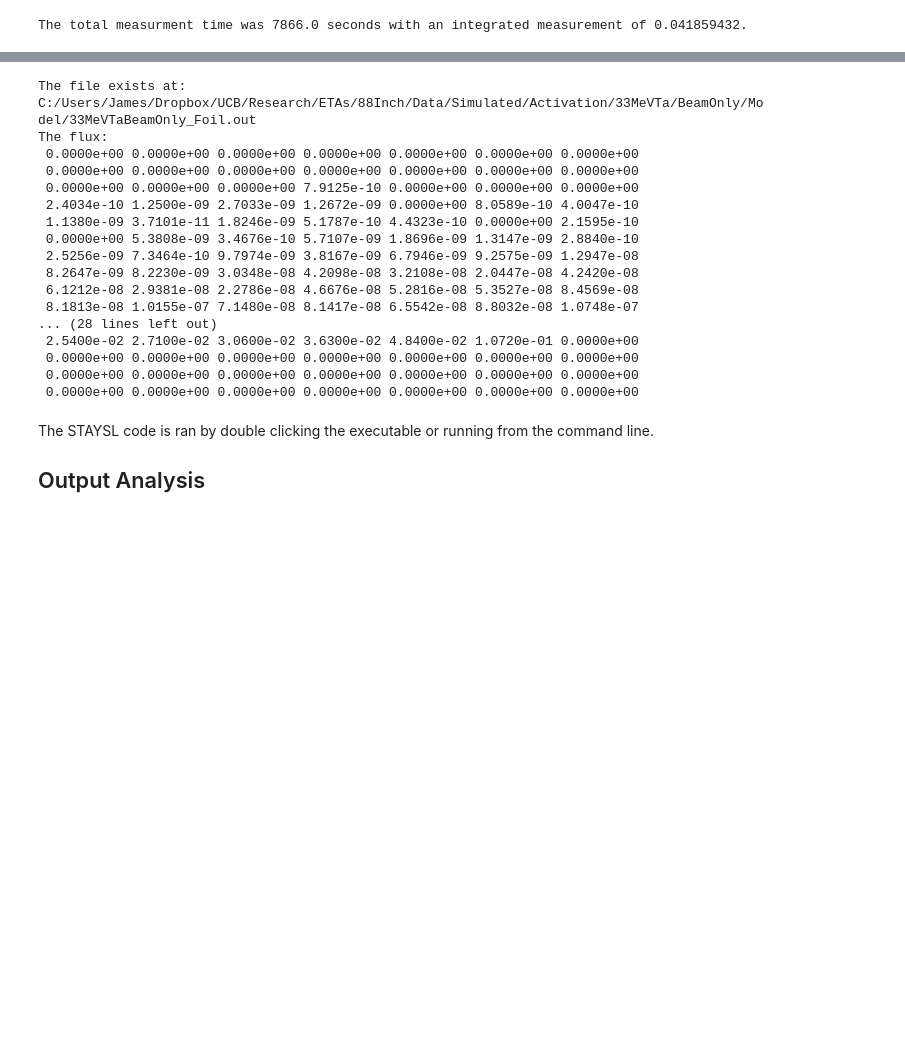
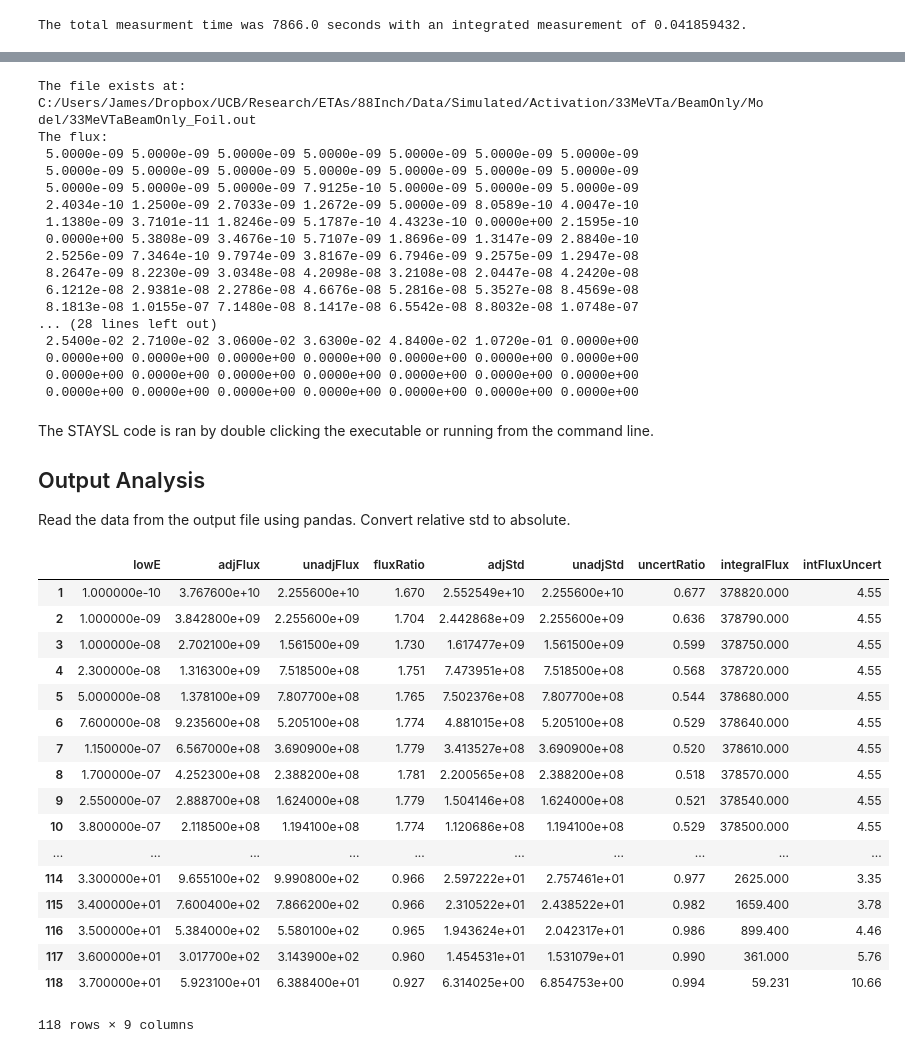
Before and after one commit to 2lambda123/88_Data, a Jupyter notebook: Experiments/Activation/33MeVTa_25Apr/Unfold/CleanBeam/STAYSL_CleanBeam_Input-&-Analysis.ipynb, the cells around one changed output, grey strips where cells are left out. Cells and saved outputs as stored; diff of their text form; code cells hidden in the pictures; blank space fills up the shorter version.

```diff
--- a/Experiments/Activation/33MeVTa_25Apr/Unfold/CleanBeam/STAYSL_CleanBeam_Input-&-Analysis.ipynb
+++ b/Experiments/Activation/33MeVTa_25Apr/Unfold/CleanBeam/STAYSL_CleanBeam_Input-&-Analysis.ipynb
@@ -61,19 +62,19 @@ from GeneralNuclear.MCNP import read_tally
 from Unfolding.STAYSL import stayslFlux
 
 simPath = 'C:/Users/James/Dropbox/UCB/Research/ETAs/88Inch/Data/Simulated/Activation/33MeVTa/BeamOnly/Model/33MeVTaBeamOnly_Foil.out'
-checkPath(simPath)
+check_path(simPath)
 
 (tallyFrame,tallyTot, ucertTot) = read_tally(simPath, 214, readGroups=True, splitTally=False)
 tallyFrame = tallyFrame.drop(tallyFrame.index[0])
 
-stayslFlux(tallyFrame)
+stayslFlux(tallyFrame, maxBinAdjust=30, adjFlux=5E-9, adjUncert=1.0)
 # %% [output]
 The file exists at: C:/Users/James/Dropbox/UCB/Research/ETAs/88Inch/Data/Simulated/Activation/33MeVTa/BeamOnly/Model/33MeVTaBeamOnly_Foil.out
 The flux:
- 0.0000e+00 0.0000e+00 0.0000e+00 0.0000e+00 0.0000e+00 0.0000e+00 0.0000e+00
- 0.0000e+00 0.0000e+00 0.0000e+00 0.0000e+00 0.0000e+00 0.0000e+00 0.0000e+00
- 0.0000e+00 0.0000e+00 0.0000e+00 7.9125e-10 0.0000e+00 0.0000e+00 0.0000e+00
- 2.4034e-10 1.2500e-09 2.7033e-09 1.2672e-09 0.0000e+00 8.0589e-10 4.0047e-10
+ 5.0000e-09 5.0000e-09 5.0000e-09 5.0000e-09 5.0000e-09 5.0000e-09 5.0000e-09
+ 5.0000e-09 5.0000e-09 5.0000e-09 5.0000e-09 5.0000e-09 5.0000e-09 5.0000e-09
+ 5.0000e-09 5.0000e-09 5.0000e-09 7.9125e-10 5.0000e-09 5.0000e-09 5.0000e-09
+ 2.4034e-10 1.2500e-09 2.7033e-09 1.2672e-09 5.0000e-09 8.0589e-10 4.0047e-10
  1.1380e-09 3.7101e-11 1.8246e-09 5.1787e-10 4.4323e-10 0.0000e+00 2.1595e-10
  0.0000e+00 5.3808e-09 3.4676e-10 5.7107e-09 1.8696e-09 1.3147e-09 2.8840e-10
  2.5256e-09 7.3464e-10 9.7974e-09 3.8167e-09 6.7946e-09 9.2575e-09 1.2947e-08
@@ -89,3 +90,37 @@ The flux:
 The STAYSL code is ran by double clicking the executable or running from the command line.
 
 ## Output Analysis
+
+Read the data from the output file using pandas. Convert relative std to absolute.
+# %%
+import pandas as pd
+
+path = 'C:/Users/James/Dropbox/UCB/Research/ETAs/88Inch/Data/Experiments/Activation/33MeVTa_25Apr/Unfold/CleanBeam/STAYSL_PNNL/stayslin.out'
+df = pd.read_table(path, engine='python', sep='\s+', skiprows=99, skipfooter=649, header=None,
+                   names=['lowE', 'adjFlux', 'unadjFlux', 'fluxRatio', 'adjStd',
+                          'unadjStd', 'uncertRatio', 'integralFlux', 'intFluxUncert'])
+
+df.apply(pd.to_numeric)
+df['adjStd'] = df['adjStd'] * df['adjFlux'] / 100
+df['unadjStd'] = df['unadjStd'] * df['unadjFlux'] / 100
+
+df
+# %% [output]
+|  | lowE | adjFlux | unadjFlux | fluxRatio | adjStd | unadjStd | uncertRatio | integralFlux | intFluxUncert |
+| 1 | 1.000000e-10 | 3.767600e+10 | 2.255600e+10 | 1.670 | 2.552549e+10 | 2.255600e+10 | 0.677 | 378820.000 | 4.55 |
+| 2 | 1.000000e-09 | 3.842800e+09 | 2.255600e+09 | 1.704 | 2.442868e+09 | 2.255600e+09 | 0.636 | 378790.000 | 4.55 |
+| 3 | 1.000000e-08 | 2.702100e+09 | 1.561500e+09 | 1.730 | 1.617477e+09 | 1.561500e+09 | 0.599 | 378750.000 | 4.55 |
+| 4 | 2.300000e-08 | 1.316300e+09 | 7.518500e+08 | 1.751 | 7.473951e+08 | 7.518500e+08 | 0.568 | 378720.000 | 4.55 |
+| 5 | 5.000000e-08 | 1.378100e+09 | 7.807700e+08 | 1.765 | 7.502376e+08 | 7.807700e+08 | 0.544 | 378680.000 | 4.55 |
+| 6 | 7.600000e-08 | 9.235600e+08 | 5.205100e+08 | 1.774 | 4.881015e+08 | 5.205100e+08 | 0.529 | 378640.000 | 4.55 |
+| 7 | 1.150000e-07 | 6.567000e+08 | 3.690900e+08 | 1.779 | 3.413527e+08 | 3.690900e+08 | 0.520 | 378610.000 | 4.55 |
+| 8 | 1.700000e-07 | 4.252300e+08 | 2.388200e+08 | 1.781 | 2.200565e+08 | 2.388200e+08 | 0.518 | 378570.000 | 4.55 |
+| 9 | 2.550000e-07 | 2.888700e+08 | 1.624000e+08 | 1.779 | 1.504146e+08 | 1.624000e+08 | 0.521 | 378540.000 | 4.55 |
+| 10 | 3.800000e-07 | 2.118500e+08 | 1.194100e+08 | 1.774 | 1.120686e+08 | 1.194100e+08 | 0.529 | 378500.000 | 4.55 |
+| ... | ... | ... | ... | ... | ... | ... | ... | ... | ... |
+| 114 | 3.300000e+01 | 9.655100e+02 | 9.990800e+02 | 0.966 | 2.597222e+01 | 2.757461e+01 | 0.977 | 2625.000 | 3.35 |
+| 115 | 3.400000e+01 | 7.600400e+02 | 7.866200e+02 | 0.966 | 2.310522e+01 | 2.438522e+01 | 0.982 | 1659.400 | 3.78 |
+| 116 | 3.500000e+01 | 5.384000e+02 | 5.580100e+02 | 0.965 | 1.943624e+01 | 2.042317e+01 | 0.986 | 899.400 | 4.46 |
+| 117 | 3.600000e+01 | 3.017700e+02 | 3.143900e+02 | 0.960 | 1.454531e+01 | 1.531079e+01 | 0.990 | 361.000 | 5.76 |
+| 118 | 3.700000e+01 | 5.923100e+01 | 6.388400e+01 | 0.927 | 6.314025e+00 | 6.854753e+00 | 0.994 | 59.231 | 10.66 |
+118 rows × 9 columns
```
Also changed, not shown: parts of 18 cells of this notebook, 16 other files.
